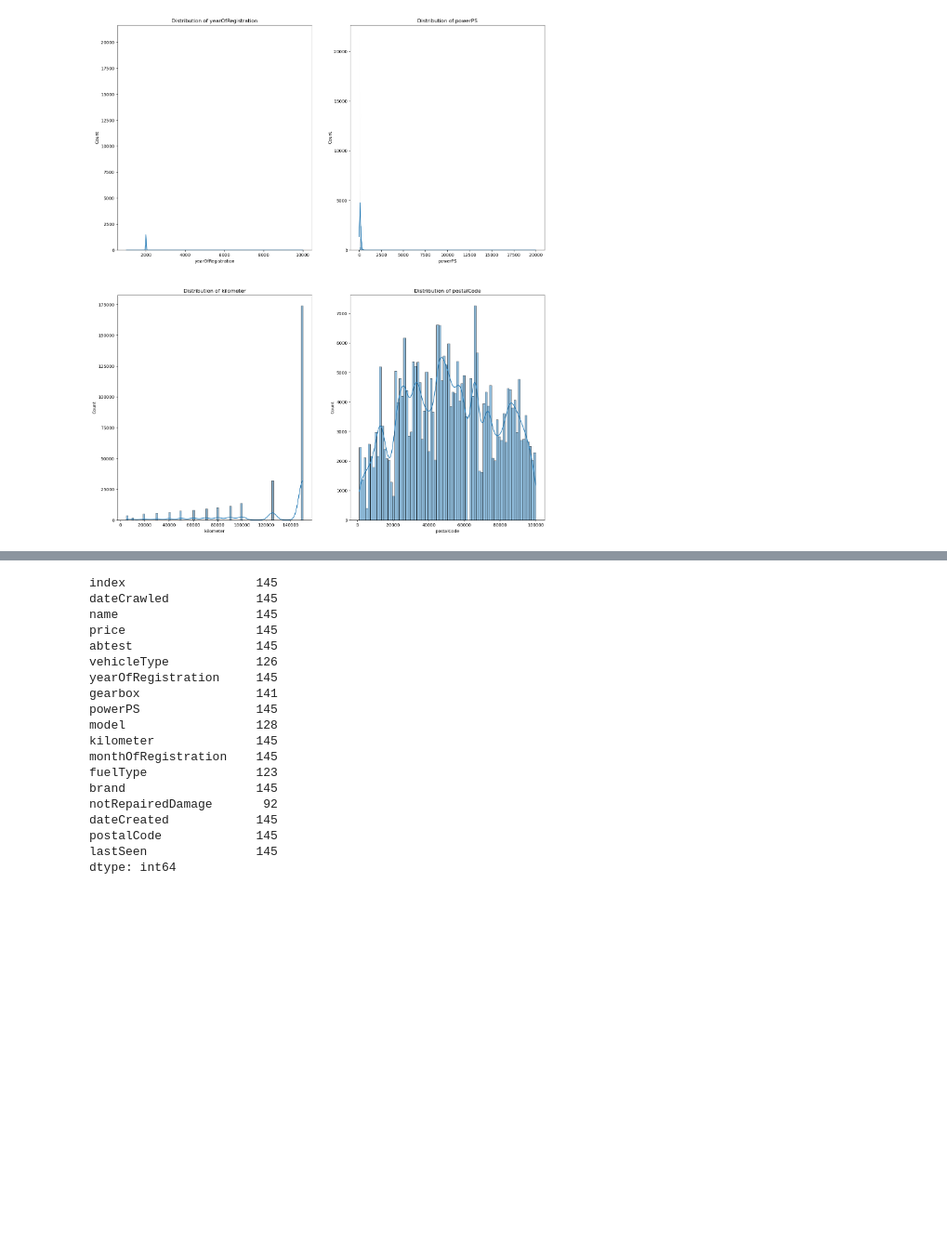
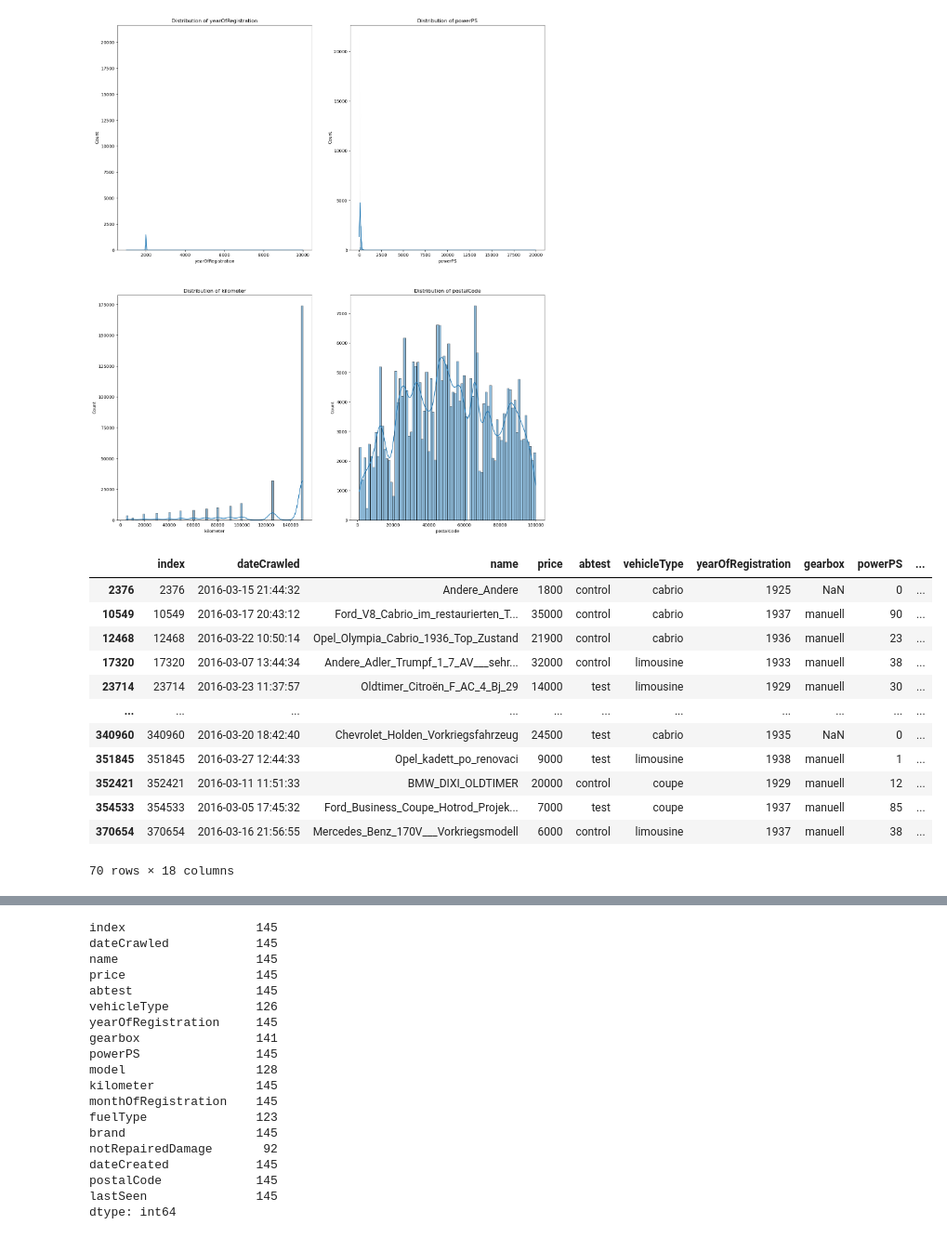
Before and after one commit to hadjoullis/epl448, a Jupyter notebook: demo.ipynb, the cells around one changed output, grey strips where cells are left out. Shown at 93% size. Drawn from its saved outputs; the diff is of its cells as text; code cells hidden in the pictures; blank space fills up the shorter version.

```diff
--- a/demo.ipynb
+++ b/demo.ipynb
@@ -620,5 +621,24 @@ for feature in numerical_features:
         j = 0
 # %% [output]
 [figure]
+# %%
+# all yearOfRegistration values less than 1920 are invalid (we have checked one by one)
+# all values that we have checked over 1920 seem valid
+tmp = df[(df['yearOfRegistration'] < 1940) & (df['yearOfRegistration'] > 1920)]
+tmp
+# %% [output]
+|  | index | dateCrawled | name | price | abtest | vehicleType | yearOfRegistration | gearbox | powerPS | ... |
+| 2376 | 2376 | 2016-03-15 21:44:32 | Andere_Andere | 1800 | control | cabrio | 1925 | NaN | 0 | ... |
+| 10549 | 10549 | 2016-03-17 20:43:12 | Ford_V8_Cabrio_im_restaurierten_T... | 35000 | control | cabrio | 1937 | manuell | 90 | ... |
+| 12468 | 12468 | 2016-03-22 10:50:14 | Opel_Olympia_Cabrio_1936_Top_Zustand | 21900 | control | cabrio | 1936 | manuell | 23 | ... |
+| 17320 | 17320 | 2016-03-07 13:44:34 | Andere_Adler_Trumpf_1_7_AV___sehr... | 32000 | control | limousine | 1933 | manuell | 38 | ... |
+| 23714 | 23714 | 2016-03-23 11:37:57 | Oldtimer_Citroën_F_AC_4_Bj_29 | 14000 | test | limousine | 1929 | manuell | 30 | ... |
+| ... | ... | ... | ... | ... | ... | ... | ... | ... | ... | ... |
+| 340960 | 340960 | 2016-03-20 18:42:40 | Chevrolet_Holden_Vorkriegsfahrzeug | 24500 | test | cabrio | 1935 | NaN | 0 | ... |
+| 351845 | 351845 | 2016-03-27 12:44:33 | Opel_kadett_po_renovaci | 9000 | test | limousine | 1938 | manuell | 1 | ... |
+| 352421 | 352421 | 2016-03-11 11:51:33 | BMW_DIXI_OLDTIMER | 20000 | control | coupe | 1929 | manuell | 12 | ... |
+| 354533 | 354533 | 2016-03-05 17:45:32 | Ford_Business_Coupe_Hotrod_Projek... | 7000 | test | coupe | 1937 | manuell | 85 | ... |
+| 370654 | 370654 | 2016-03-16 21:56:55 | Mercedes_Benz_170V___Vorkriegsmodell | 6000 | control | limousine | 1937 | manuell | 38 | ... |
+70 rows × 18 columns
 # %%
 # For Valid year of registration
```
Also changed, not shown: parts of 10 cells of this notebook.
